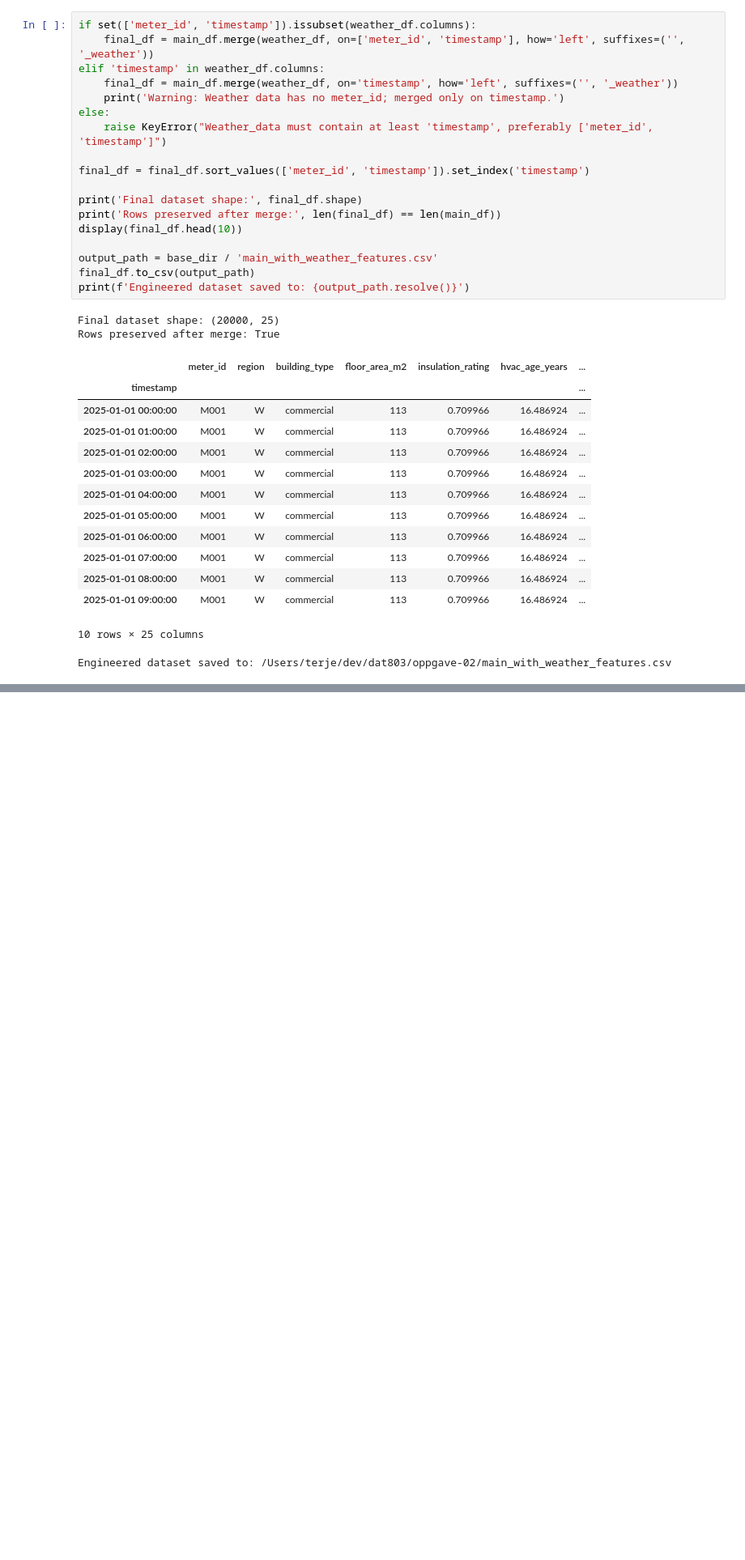
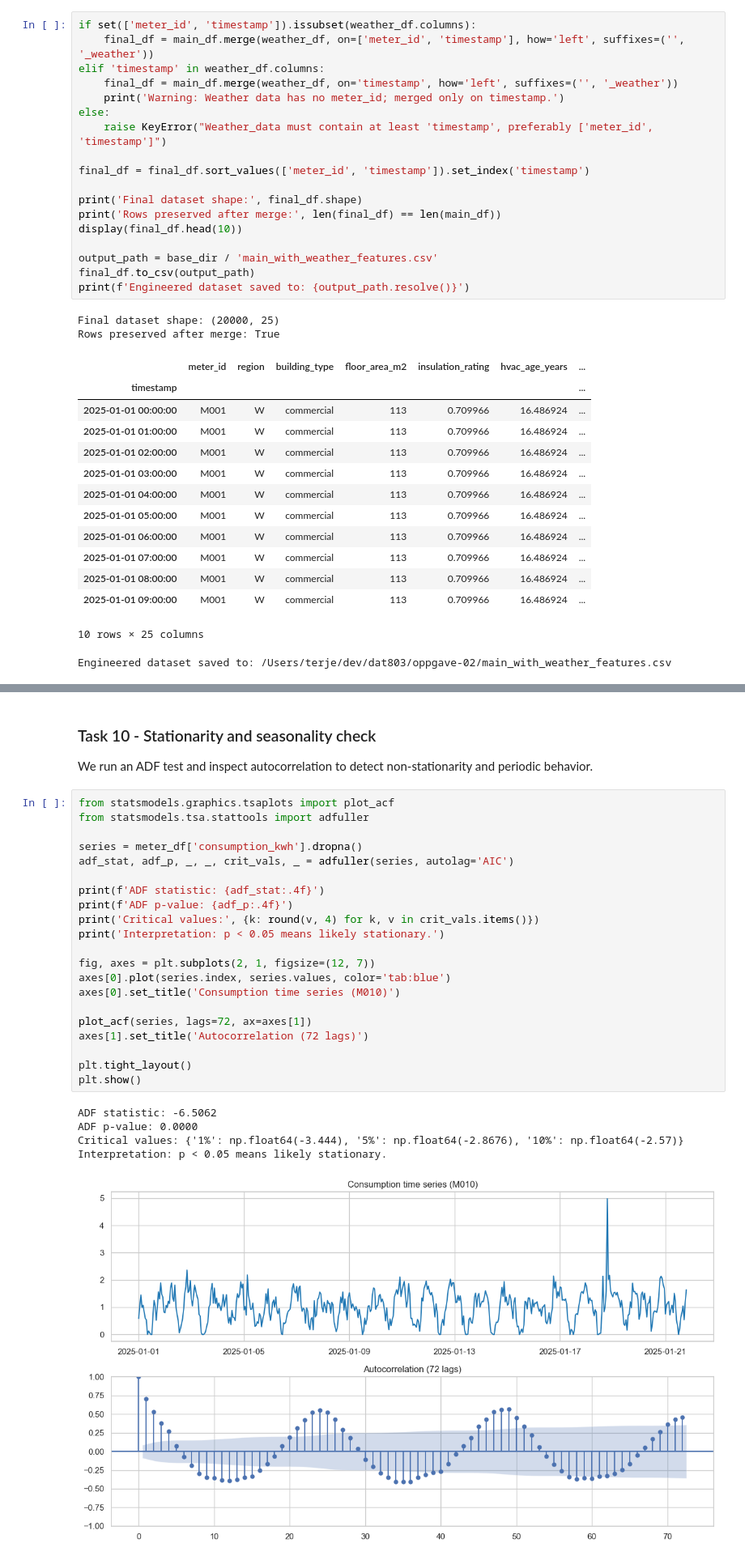
Before and after one commit to tersor/dat803, a Jupyter notebook: oppgave-02/Assigenment2.ipynb, the cells around one changed output, grey strips where cells are left out. Shown at 81% size. Saved outputs shown, nothing was run; the diff lists cells and outputs as text; blank space fills up the shorter version.

```diff
--- a/oppgave-02/Assigenment2.ipynb
+++ b/oppgave-02/Assigenment2.ipynb
@@ -279,0 +397,30 @@ Engineered dataset saved to: /Users/terje/dev/dat803/oppgave-02/main_with_weathe
+# %% [markdown]
+### Task 10 - Stationarity and seasonality check
+We run an ADF test and inspect autocorrelation to detect non-stationarity and periodic behavior.
+# %%
+from statsmodels.graphics.tsaplots import plot_acf
+from statsmodels.tsa.stattools import adfuller
+
+series = meter_df['consumption_kwh'].dropna()
+adf_stat, adf_p, _, _, crit_vals, _ = adfuller(series, autolag='AIC')
+
+print(f'ADF statistic: {adf_stat:.4f}')
+print(f'ADF p-value: {adf_p:.4f}')
+print('Critical values:', {k: round(v, 4) for k, v in crit_vals.items()})
+print('Interpretation: p < 0.05 means likely stationary.')
+
+fig, axes = plt.subplots(2, 1, figsize=(12, 7))
+axes[0].plot(series.index, series.values, color='tab:blue')
+axes[0].set_title('Consumption time series (M010)')
+
+plot_acf(series, lags=72, ax=axes[1])
+axes[1].set_title('Autocorrelation (72 lags)')
+
+plt.tight_layout()
+plt.show()
+# %% [output]
+ADF statistic: -6.5062
+ADF p-value: 0.0000
+Critical values: {'1%': np.float64(-3.444), '5%': np.float64(-2.8676), '10%': np.float64(-2.57)}
+Interpretation: p < 0.05 means likely stationary.
+[figure, added]
```
Also changed, not shown: parts of 12 cells of this notebook, 1 other file.
